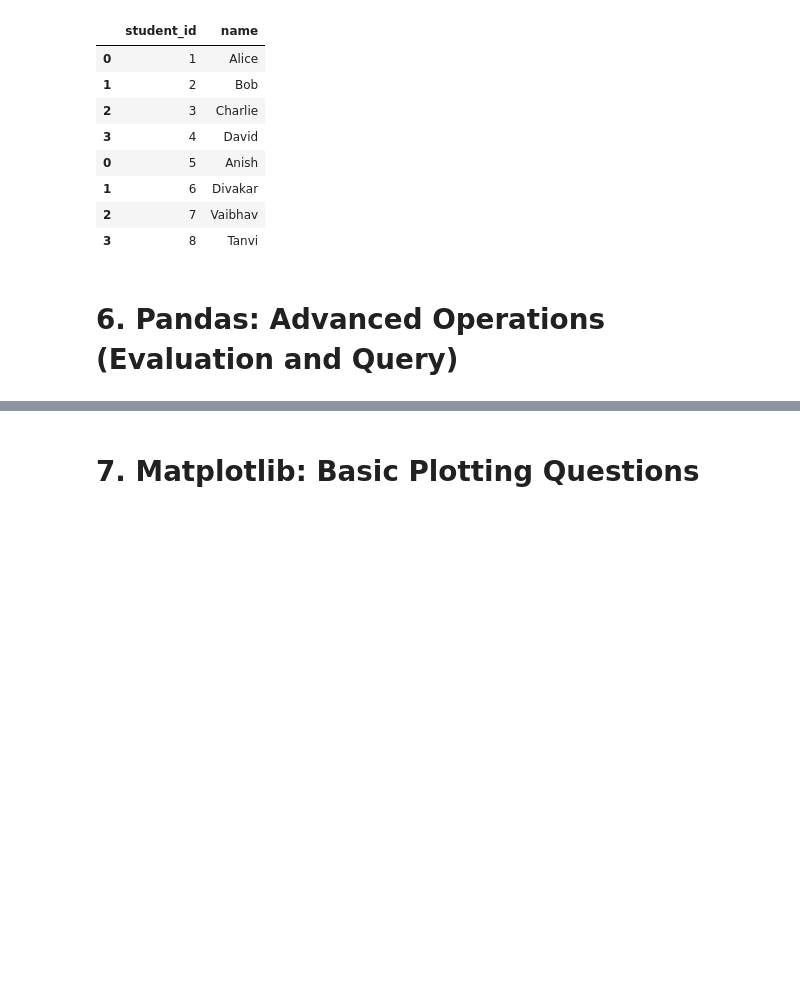
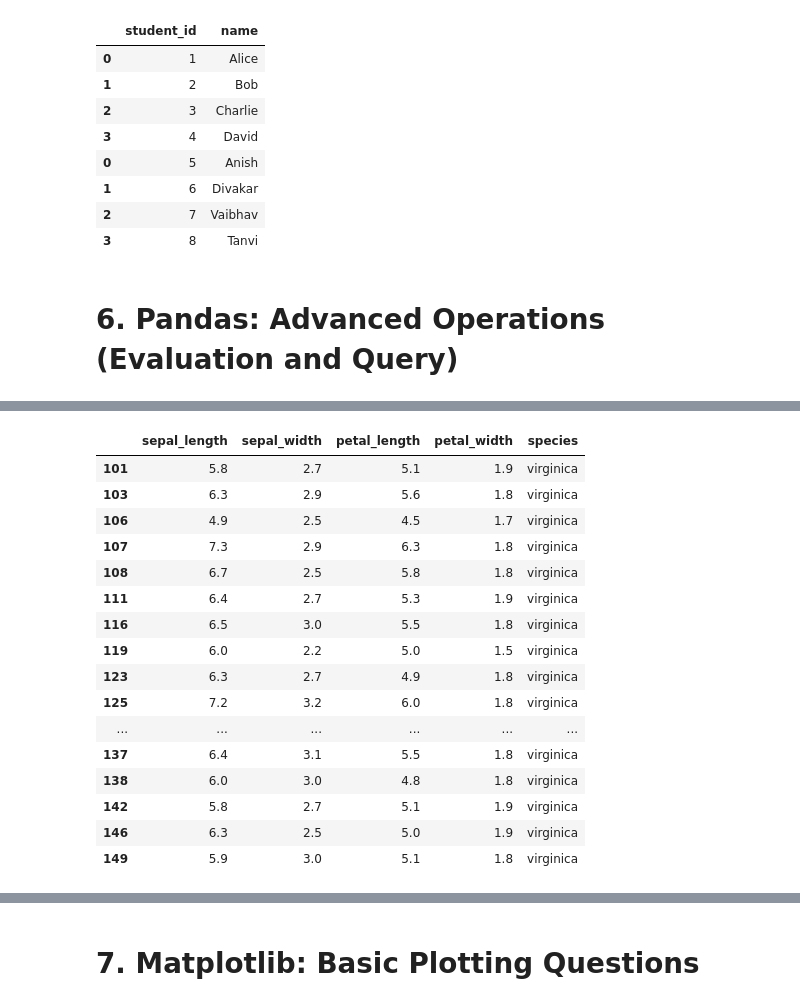
Before and after one commit to Diver202/PSDV, a Jupyter notebook: Lab2/Lab2_Pandas_Matplotlib.ipynb, the cells around one changed output, grey strips where cells are left out. Saved outputs shown, nothing was run; the diff lists cells and outputs as text; code cells hidden in the pictures; blank space fills up the shorter version.

```diff
--- a/Lab2/Lab2_Pandas_Matplotlib.ipynb
+++ b/Lab2/Lab2_Pandas_Matplotlib.ipynb
@@ -571,0 +644,21 @@ concatenatedData
+# %%
+# Find all `virginica` flowers with a `petal_width` less than 2.
+iris.query('species == "virginica" and petal_width<2')
+# %% [output]
+|  | sepal_length | sepal_width | petal_length | petal_width | species |
+| 101 | 5.8 | 2.7 | 5.1 | 1.9 | virginica |
+| 103 | 6.3 | 2.9 | 5.6 | 1.8 | virginica |
+| 106 | 4.9 | 2.5 | 4.5 | 1.7 | virginica |
+| 107 | 7.3 | 2.9 | 6.3 | 1.8 | virginica |
+| 108 | 6.7 | 2.5 | 5.8 | 1.8 | virginica |
+| 111 | 6.4 | 2.7 | 5.3 | 1.9 | virginica |
+| 116 | 6.5 | 3.0 | 5.5 | 1.8 | virginica |
+| 119 | 6.0 | 2.2 | 5.0 | 1.5 | virginica |
+| 123 | 6.3 | 2.7 | 4.9 | 1.8 | virginica |
+| 125 | 7.2 | 3.2 | 6.0 | 1.8 | virginica |
+| ... | ... | ... | ... | ... | ... |
+| 137 | 6.4 | 3.1 | 5.5 | 1.8 | virginica |
+| 138 | 6.0 | 3.0 | 4.8 | 1.8 | virginica |
+| 142 | 5.8 | 2.7 | 5.1 | 1.9 | virginica |
+| 146 | 6.3 | 2.5 | 5.0 | 1.9 | virginica |
+| 149 | 5.9 | 3.0 | 5.1 | 1.8 | virginica |
```
Also changed, not shown: parts of 8 cells of this notebook.
